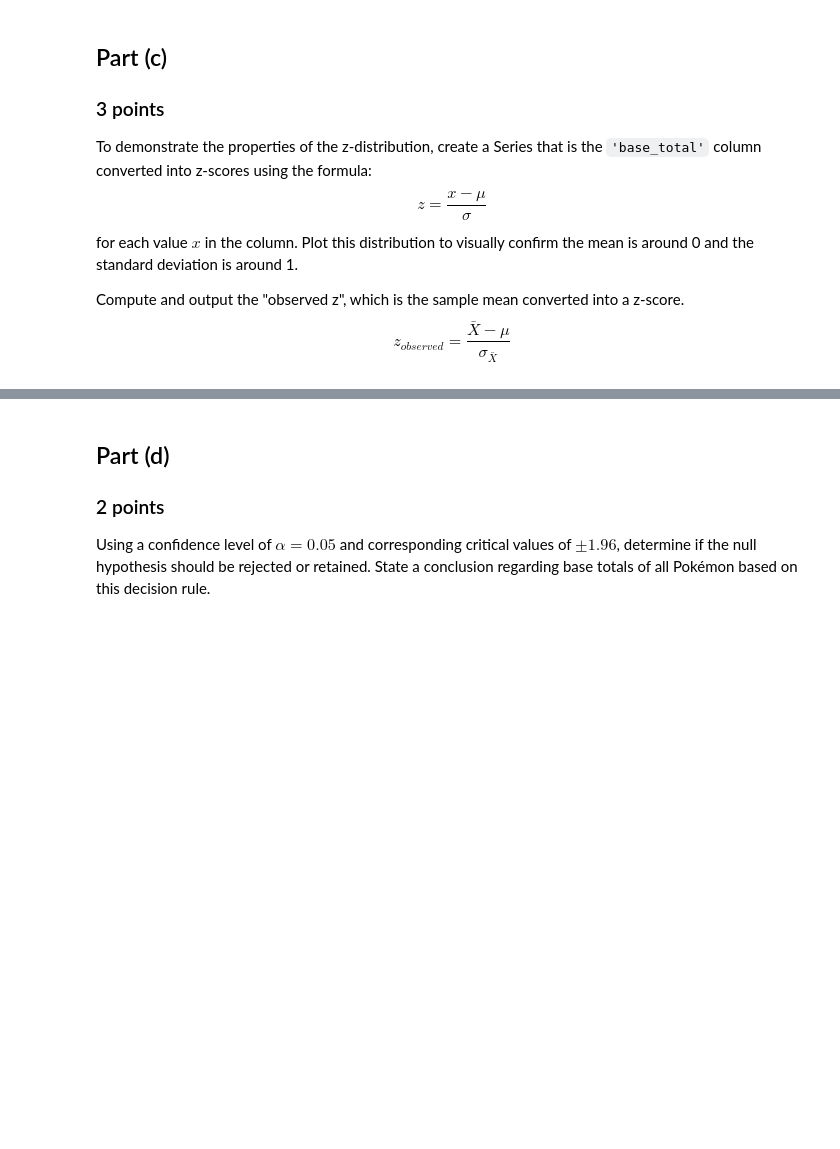
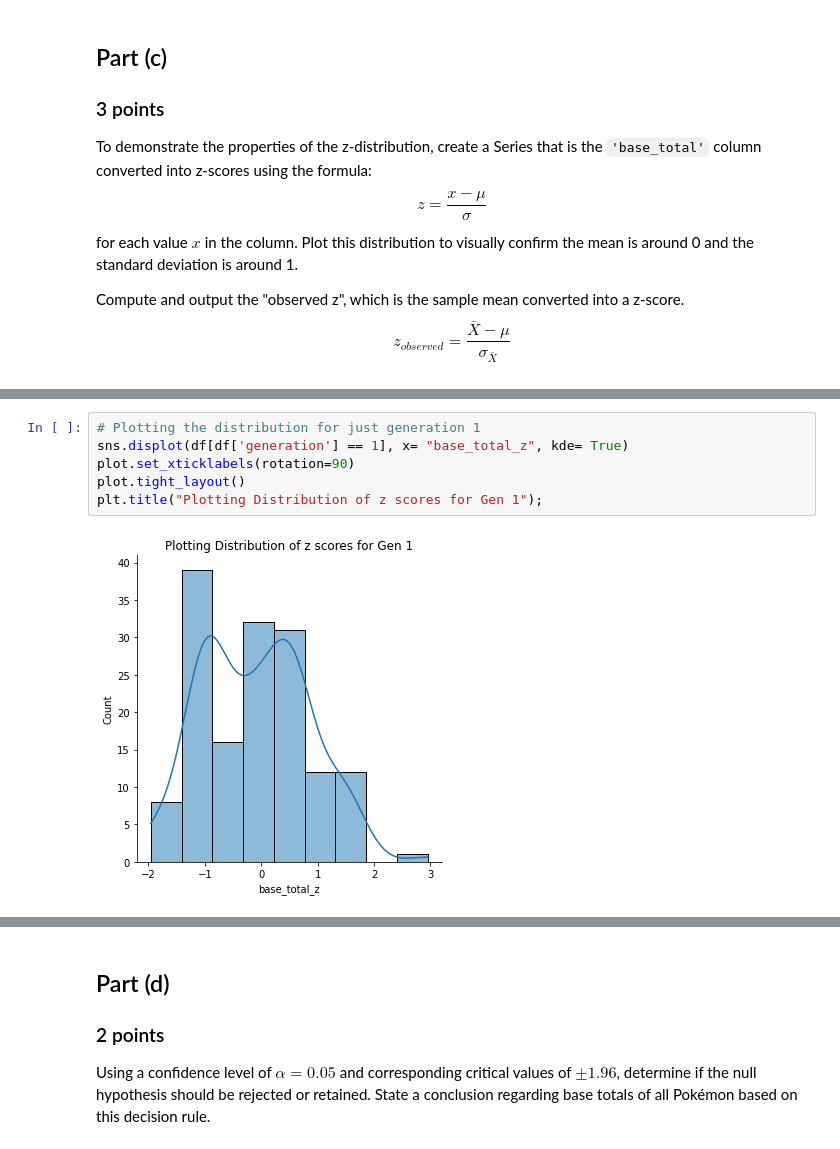
Before and after one commit to DuncanFerguson/GITHUB_REPOSITORY, a Jupyter notebook: DU_MSDS/Data Science Tools 1/Assignment_6/Duncan_Ferguson_Assignment _6 _Inferential_Statistics.ipynb, the cells around one changed output, grey strips where cells are left out. Drawn from its saved outputs; the diff is of its cells as text; blank space fills up the shorter version.

```diff
--- a/DU_MSDS/Data Science Tools 1/Assignment_6/Duncan_Ferguson_Assignment _6 _Inferential_Statistics.ipynb
+++ b/DU_MSDS/Data Science Tools 1/Assignment_6/Duncan_Ferguson_Assignment _6 _Inferential_Statistics.ipynb
@@ -276,0 +306,8 @@ RangeIndex(start=0, stop=801, step=1)
+# %%
+# Plotting the distribution for just generation 1
+sns.displot(df[df['generation'] == 1], x= "base_total_z", kde= True)
+plot.set_xticklabels(rotation=90)
+plot.tight_layout()
+plt.title("Plotting Distribution of z scores for Gen 1");
+# %% [output]
+[figure, added]
```
Also changed, not shown: parts of 14 cells of this notebook, 4 other files.
